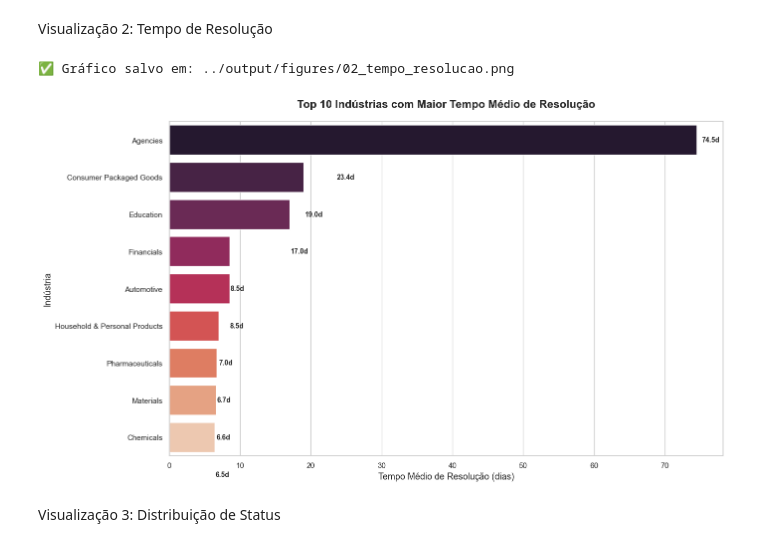
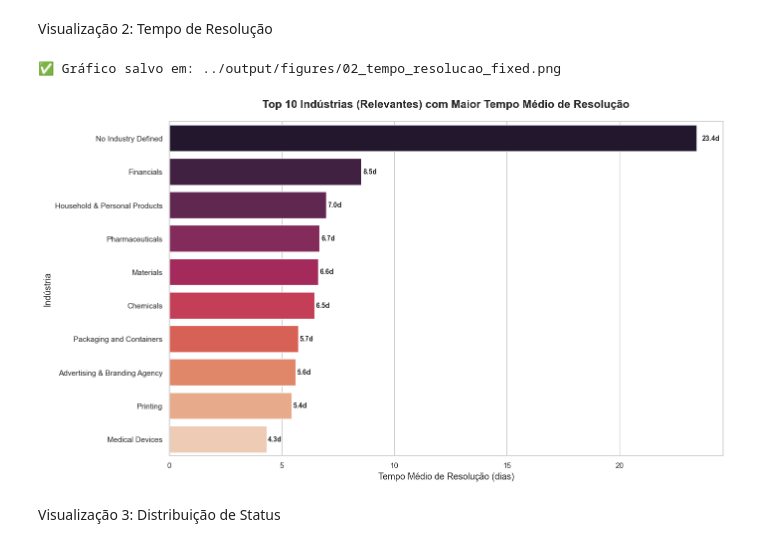
Before and after one commit to alex3ai/globalvision-challenge, a Jupyter notebook: notebooks/analysis_walkthrough.ipynb, the cells around one changed output. Drawn from its saved outputs; the diff is of its cells as text; code cells hidden in the pictures.

```diff
--- a/notebooks/analysis_walkthrough.ipynb
+++ b/notebooks/analysis_walkthrough.ipynb
@@ -535,40 +535,48 @@ plt.show()
 # %% [markdown]
 Visualização 2: Tempo de Resolução
 # %%
-# Célula 13: Gráfico de Barras Horizontal - Tempo de Resolução
+# Célula 13: Gráfico de Barras Horizontal - Tempo de Resolução (Corrigido Definitivo)
 plt.figure(figsize=(14, 8))
 
-# Seleciona as 10 indústrias com maior tempo médio
-top_resolution = df_industry_metrics.nlargest(10, 'avg_resolution_days')
+# 1. FILTRO DE RELEVÂNCIA
+df_relevante = df_industry_metrics[df_industry_metrics['total_cases'] > 20].copy()
 
-# Plotagem ajustada (hue + legend=False para conformidade com Seaborn v0.13+)
+# 2. CORREÇÃO DO ERRO VISUAL (TRATAMENTO DE NULOS)
+# Substitui valores None/NaN por uma string para que o Seaborn consiga plotar a barra
+df_relevante['industry'] = df_relevante['industry'].fillna('No Industry Defined')
+
+# 3. Seleciona as 10 indústrias mais lentas
+top_resolution = df_relevante.nlargest(10, 'avg_resolution_days')
+
+# Plotagem
 ax = sns.barplot(
     data=top_resolution,
     y='industry',
     x='avg_resolution_days',
     hue='industry',
     palette='rocket',
     legend=False
 )
 
-plt.title('Top 10 Indústrias com Maior Tempo Médio de Resolução',
+plt.title('Top 10 Indústrias (Relevantes) com Maior Tempo Médio de Resolução',
           fontsize=16, fontweight='bold', pad=20)
 plt.xlabel('Tempo Médio de Resolução (dias)', fontsize=13)
 plt.ylabel('Indústria', fontsize=13)
 
-# Adicionar valores nas barras com offset proporcional
+# Adicionar valores nas barras
 for i, v in enumerate(top_resolution['avg_resolution_days']):
-    # (v * 0.01) garante que o texto fique afastado proporcionalmente ao tamanho da barra
-    ax.text(v + (v * 0.01), i, f'{v:.1f}d', va='center', fontsize=10, fontweight='bold')
+    # Ajuste fino: Se o valor for muito pequeno, afasta um pouco mais
+    offset = v * 0.01 if v > 1 else 0.1
+    ax.text(v + offset, i, f'{v:.1f}d', va='center', fontsize=10, fontweight='bold')
 
 plt.tight_layout()
 plt.savefig('../output/figures/02_tempo_resolucao.png', dpi=300, bbox_inches='tight')
-print("✅ Gráfico salvo em: ../output/figures/02_tempo_resolucao.png")
+print("✅ Gráfico salvo em: ../output/figures/02_tempo_resolucao_fixed.png")
 
 plt.show()
 # %% [output]
-✅ Gráfico salvo em: ../output/figures/02_tempo_resolucao.png
+✅ Gráfico salvo em: ../output/figures/02_tempo_resolucao_fixed.png
-[figure, old version]
+[figure, new version]
 # %% [markdown]
 Visualização 3: Distribuição de Status
 # %%
```
Also changed, not shown: parts of 1 cell of this notebook, 1 other file.
